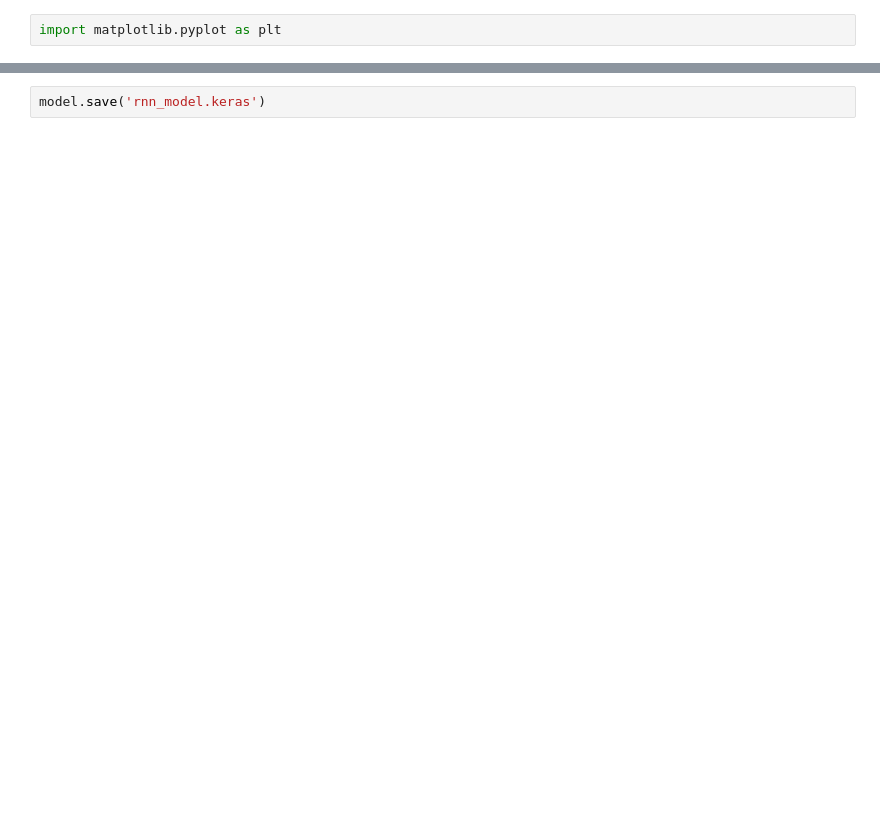
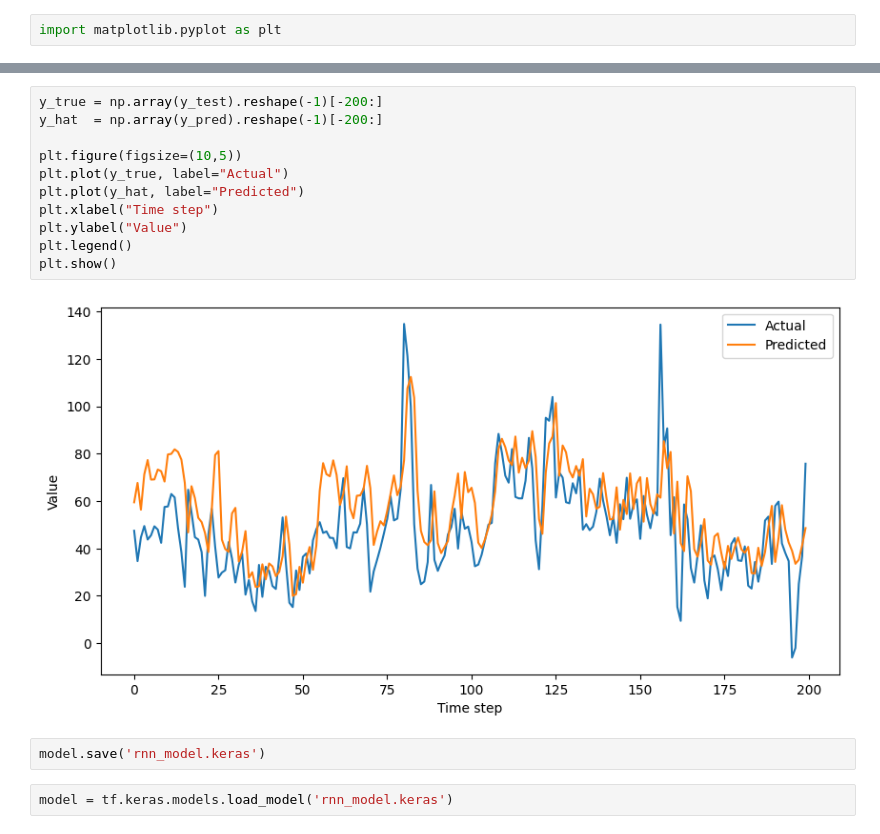
Before and after one commit to KierenElijaSchmidt/electricity, a Jupyter notebook: notebooks/kieren_notebook.ipynb, the cells around one changed output, grey strips where cells are left out. Cells and saved outputs as stored; diff of their text form; blank space fills up the shorter version.

```diff
--- a/notebooks/kieren_notebook.ipynb
+++ b/notebooks/kieren_notebook.ipynb
@@ -386,2 +422,17 @@ NameError: name 'y_test' is not defined
+# %%
+y_true = np.array(y_test).reshape(-1)[-200:]
+y_hat  = np.array(y_pred).reshape(-1)[-200:]
+
+plt.figure(figsize=(10,5))
+plt.plot(y_true, label="Actual")
+plt.plot(y_hat, label="Predicted")
+plt.xlabel("Time step")
+plt.ylabel("Value")
+plt.legend()
+plt.show()
+# %% [output]
+[figure, added]
 # %%
 model.save('rnn_model.keras')
+# %%
+model = tf.keras.models.load_model('rnn_model.keras')
```
Also changed, not shown: parts of 20 cells of this notebook.
